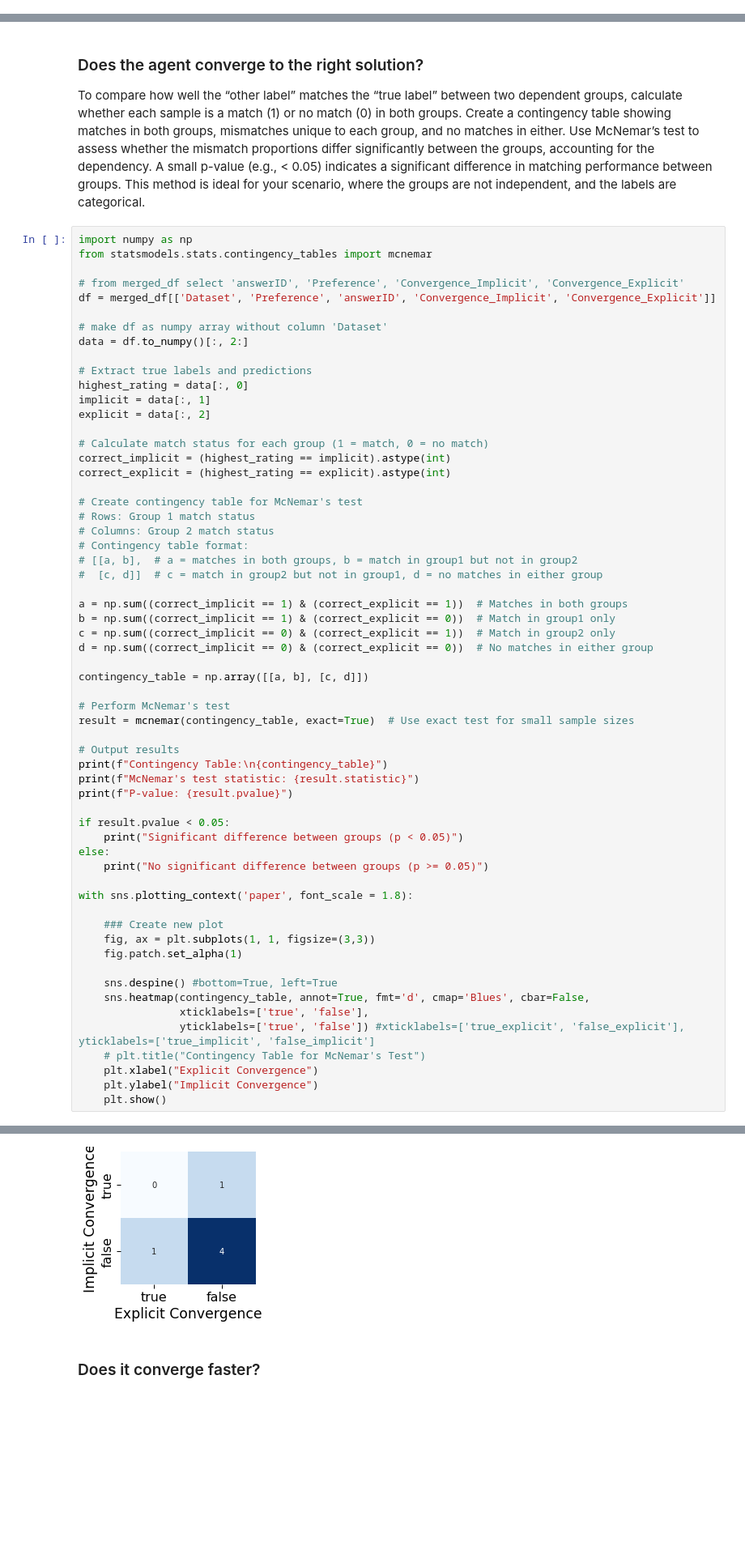
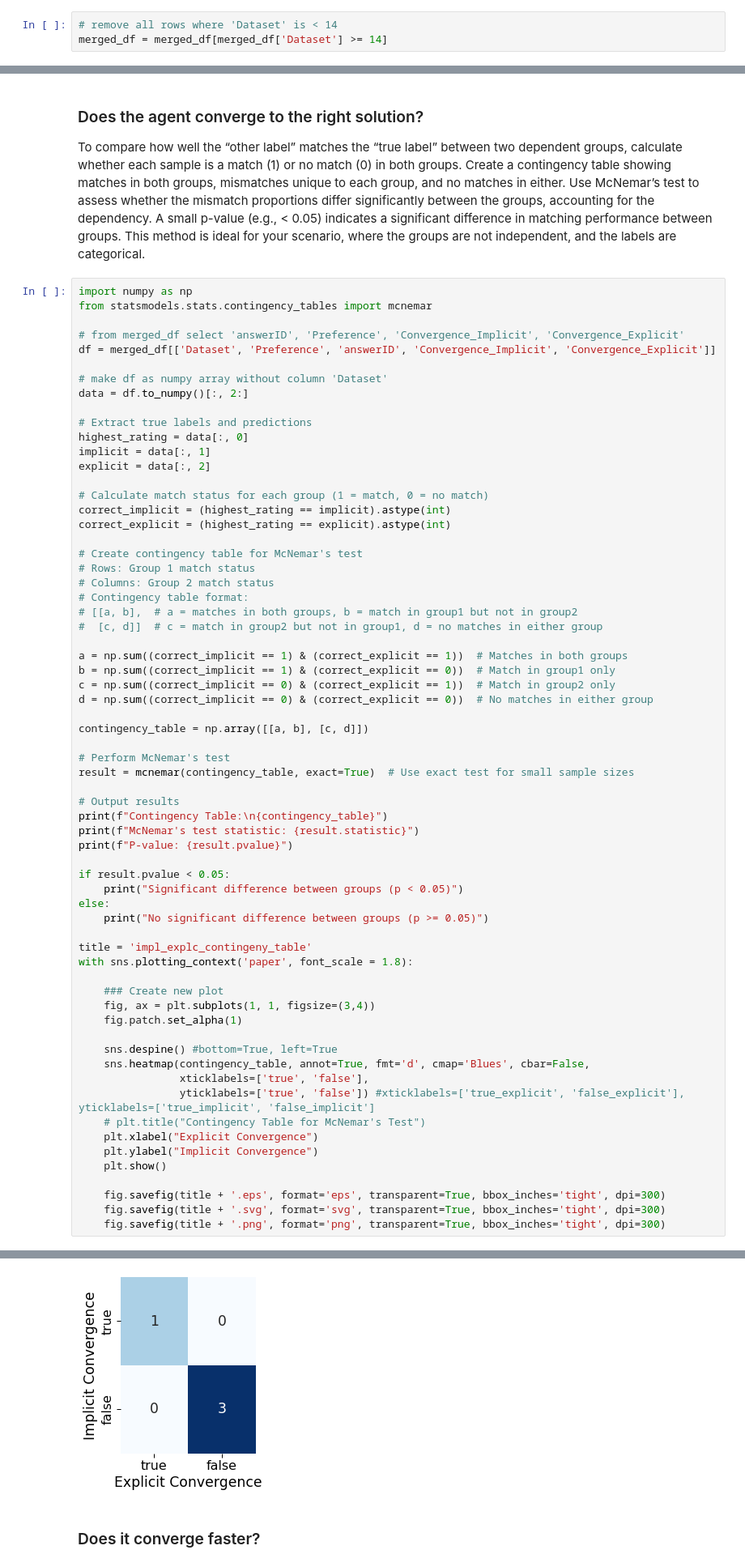
Before and after one commit to lukasgehrke/neuroadaptive-xr, a Jupyter notebook: analyses/implicit_vs_explicit.ipynb, the cells around one changed output, grey strips where cells are left out. Shown at 81% size. Drawn from its saved outputs; the diff is of its cells as text; blank space fills up the shorter version.

Commit message:
Analyses notebooks and v1 of figures

```diff
--- a/analyses/implicit_vs_explicit.ipynb
+++ b/analyses/implicit_vs_explicit.ipynb
@@ -32,3 +34,6 @@ merged_df = pd.merge(highest_answerID_profiles, df_participants, left_on='id', r
+# %%
+# remove all rows where 'Dataset' is < 14
+merged_df = merged_df[merged_df['Dataset'] >= 14]
 # %% [markdown]
 ## Comparing Implicit and Explicit wrong_explicit
 # %% [markdown]
@@ -81,10 +86,11 @@ if result.pvalue < 0.05:
 else:
     print("No significant difference between groups (p >= 0.05)")
 
+title = 'impl_explc_contingeny_table'
 with sns.plotting_context('paper', font_scale = 1.8):
 
     ### Create new plot
-    fig, ax = plt.subplots(1, 1, figsize=(3,3))
+    fig, ax = plt.subplots(1, 1, figsize=(3,4))
     fig.patch.set_alpha(1)
 
     sns.despine() #bottom=True, left=True
@@ -95,5 +101,9 @@ with sns.plotting_context('paper', font_scale = 1.8):
     plt.xlabel("Explicit Convergence")
     plt.ylabel("Implicit Convergence")
     plt.show()
+
+    fig.savefig(title + '.eps', format='eps', transparent=True, bbox_inches='tight', dpi=300)
+    fig.savefig(title + '.svg', format='svg', transparent=True, bbox_inches='tight', dpi=300)
+    fig.savefig(title + '.png', format='png', transparent=True, bbox_inches='tight', dpi=300)
 # %% [output]
 Contingency Table:
@@ -103,6 +113,6 @@ McNemar's test statistic: 1.0
 P-value: 1.0
 No significant difference between groups (p >= 0.05)
-[figure, old version]
+[figure, new version]
 # %% [markdown]
 ### Does it converge faster?
 # %%
```
Also changed, not shown: parts of 4 cells of this notebook, 5 other files.
